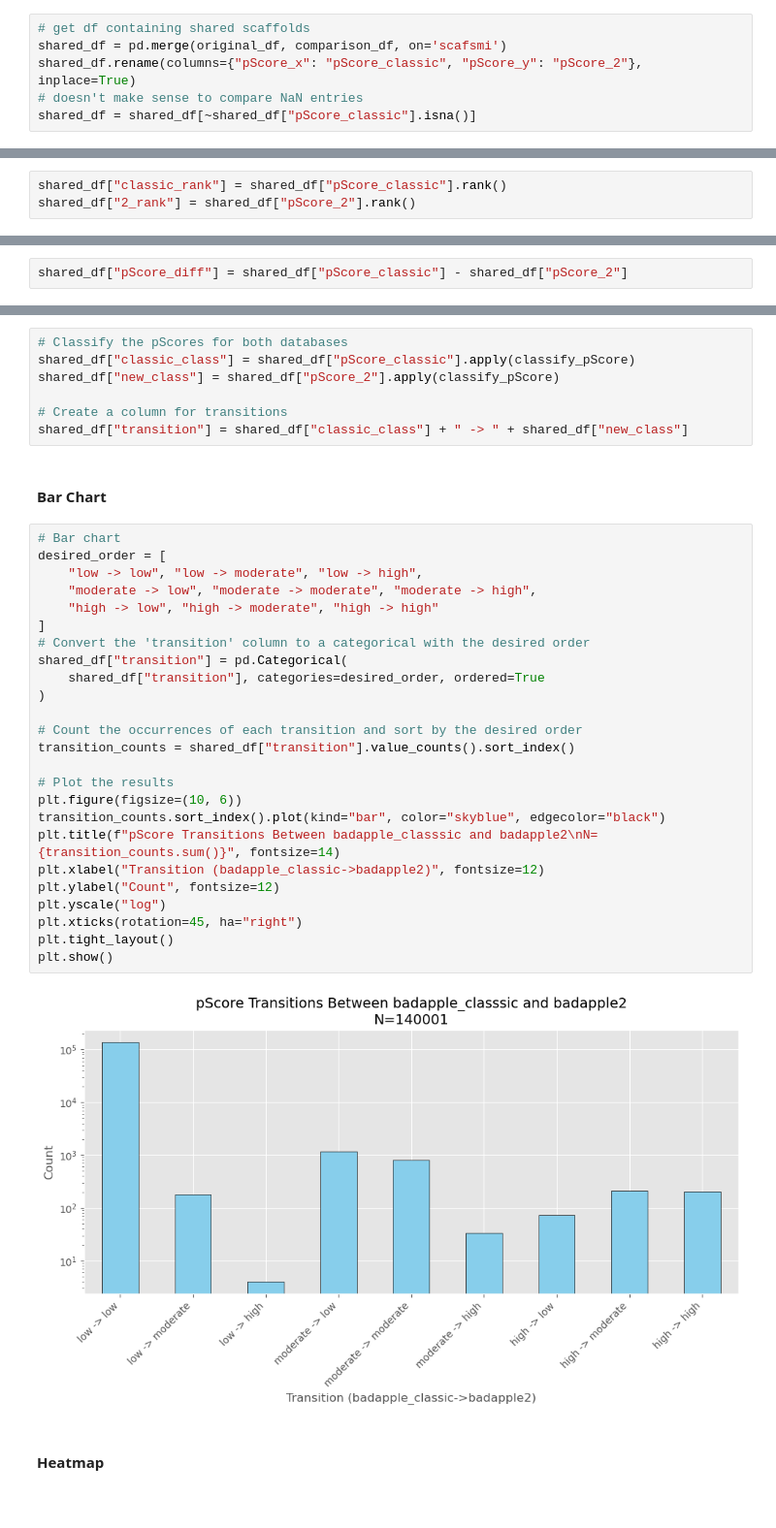
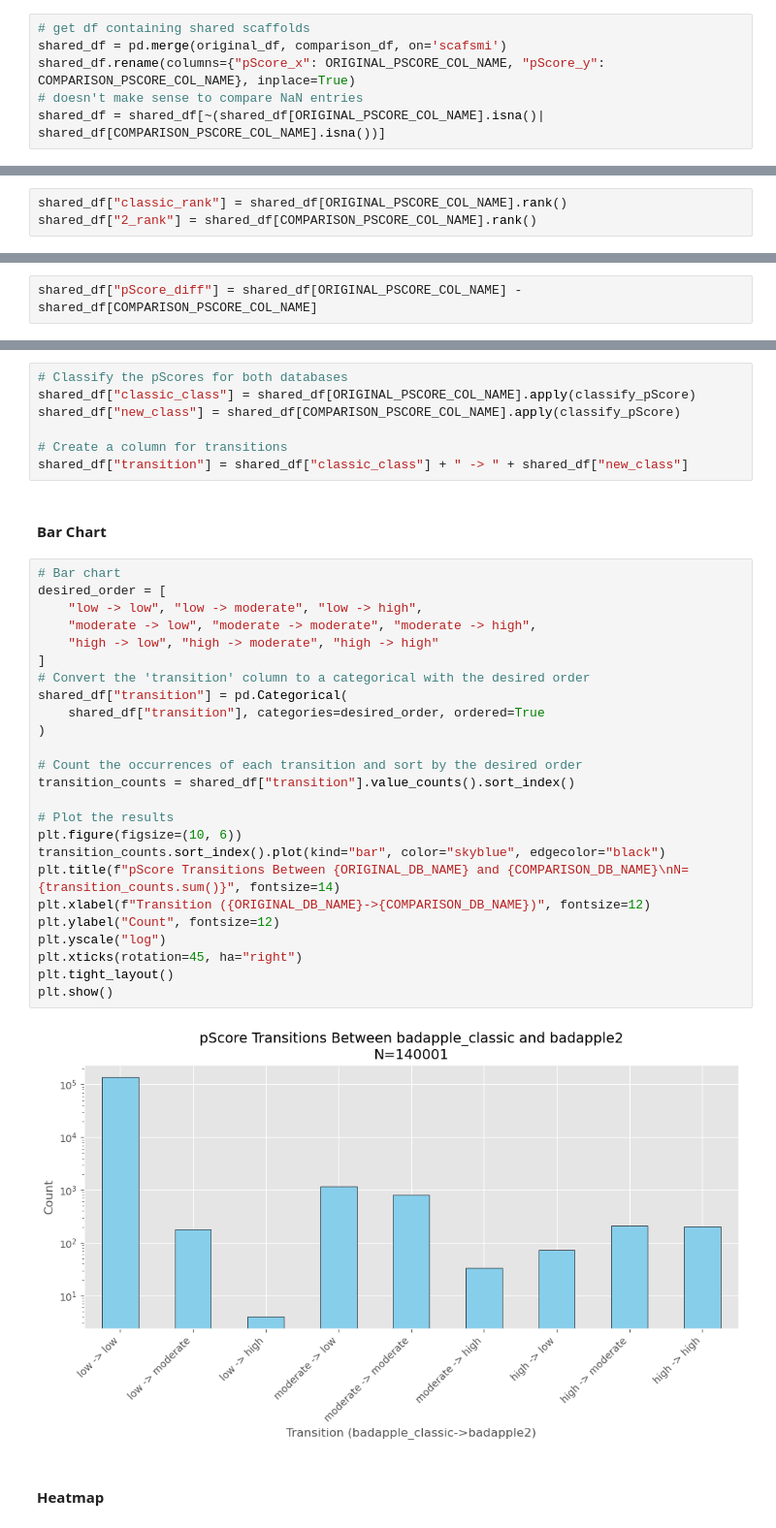
Before and after one commit to unmtransinfo/Badapple2, a Jupyter notebook: src/notebooks/badapple2-vs-badapple_classic.ipynb, the cells around one changed output, grey strips where cells are left out. Shown at 97% size. Cells and saved outputs as stored; diff of their text form.

```diff
--- a/src/notebooks/badapple2-vs-badapple_classic.ipynb
+++ b/src/notebooks/badapple2-vs-badapple_classic.ipynb
@@ -112,9 +113,9 @@ comparison_df = get_pScore_df(comparison_pScores, False)
 # %%
 # get df containing shared scaffolds
 shared_df = pd.merge(original_df, comparison_df, on='scafsmi')
-shared_df.rename(columns={"pScore_x": "pScore_classic", "pScore_y": "pScore_2"}, inplace=True)
+shared_df.rename(columns={"pScore_x": ORIGINAL_PSCORE_COL_NAME, "pScore_y": COMPARISON_PSCORE_COL_NAME}, inplace=True)
 # doesn't make sense to compare NaN entries
-shared_df = shared_df[~shared_df["pScore_classic"].isna()]
+shared_df = shared_df[~(shared_df[ORIGINAL_PSCORE_COL_NAME].isna()| shared_df[COMPARISON_PSCORE_COL_NAME].isna())]
 # %%
 shared_df
 # %% [output]
@@ -158,8 +159,8 @@ plt.show()
 # %% [markdown]
 ## pScore Rankings
 # %%
-shared_df["classic_rank"] = shared_df["pScore_classic"].rank()
-shared_df["2_rank"] = shared_df["pScore_2"].rank()
+shared_df["classic_rank"] = shared_df[ORIGINAL_PSCORE_COL_NAME].rank()
+shared_df["2_rank"] = shared_df[COMPARISON_PSCORE_COL_NAME].rank()
 # %%
 shared_df["rank_diff"] = shared_df["classic_rank"] - shared_df["2_rank"]
 # %%
@@ -257,7 +258,7 @@ show_score_histogram(shared_df["pScore_2"], "badapple2")
 ### Difference Histogram
 Visualize changes in pScore of scaffolds from badapple_classic to badapple2.
 # %%
-shared_df["pScore_diff"] = shared_df["pScore_classic"] - shared_df["pScore_2"]
+shared_df["pScore_diff"] = shared_df[ORIGINAL_PSCORE_COL_NAME] - shared_df[COMPARISON_PSCORE_COL_NAME]
 # %%
 # number of entries with no pScore difference
 def float_equals(a: float, b: float, epsilon: float=1e-9):
@@ -320,8 +321,8 @@ def classify_pScore(pScore):
         return "high"
 # %%
 # Classify the pScores for both databases
-shared_df["classic_class"] = shared_df["pScore_classic"].apply(classify_pScore)
-shared_df["new_class"] = shared_df["pScore_2"].apply(classify_pScore)
+shared_df["classic_class"] = shared_df[ORIGINAL_PSCORE_COL_NAME].apply(classify_pScore)
+shared_df["new_class"] = shared_df[COMPARISON_PSCORE_COL_NAME].apply(classify_pScore)
 
 # Create a column for transitions
 shared_df["transition"] = shared_df["classic_class"] + " -> " + shared_df["new_class"]
@@ -330,30 +331,30 @@ shared_df["transition"] = shared_df["classic_class"] + " -> " + shared_df["new_c
 # %%
 # Bar chart
 desired_order = [
     "low -> low", "low -> moderate", "low -> high",
     "moderate -> low", "moderate -> moderate", "moderate -> high",
     "high -> low", "high -> moderate", "high -> high"
 ]
 # Convert the 'transition' column to a categorical with the desired order
 shared_df["transition"] = pd.Categorical(
     shared_df["transition"], categories=desired_order, ordered=True
 )
 
 # Count the occurrences of each transition and sort by the desired order
 transition_counts = shared_df["transition"].value_counts().sort_index()
 
 # Plot the results
 plt.figure(figsize=(10, 6))
 transition_counts.sort_index().plot(kind="bar", color="skyblue", edgecolor="black")
-plt.title(f"pScore Transitions Between badapple_classsic and badapple2\nN={transition_counts.sum()}", fontsize=14)
-plt.xlabel("Transition (badapple_classic->badapple2)", fontsize=12)
+plt.title(f"pScore Transitions Between {ORIGINAL_DB_NAME} and {COMPARISON_DB_NAME}\nN={transition_counts.sum()}", fontsize=14)
+plt.xlabel(f"Transition ({ORIGINAL_DB_NAME}->{COMPARISON_DB_NAME})", fontsize=12)
 plt.ylabel("Count", fontsize=12)
 plt.yscale("log")
 plt.xticks(rotation=45, ha="right")
 plt.tight_layout()
 plt.show()
 # %% [output]
-[figure, old version]
+[figure, new version]
 # %% [markdown]
 #### Heatmap
 # %%
```
Also changed, not shown: parts of 36 cells of this notebook, 4 other files.
